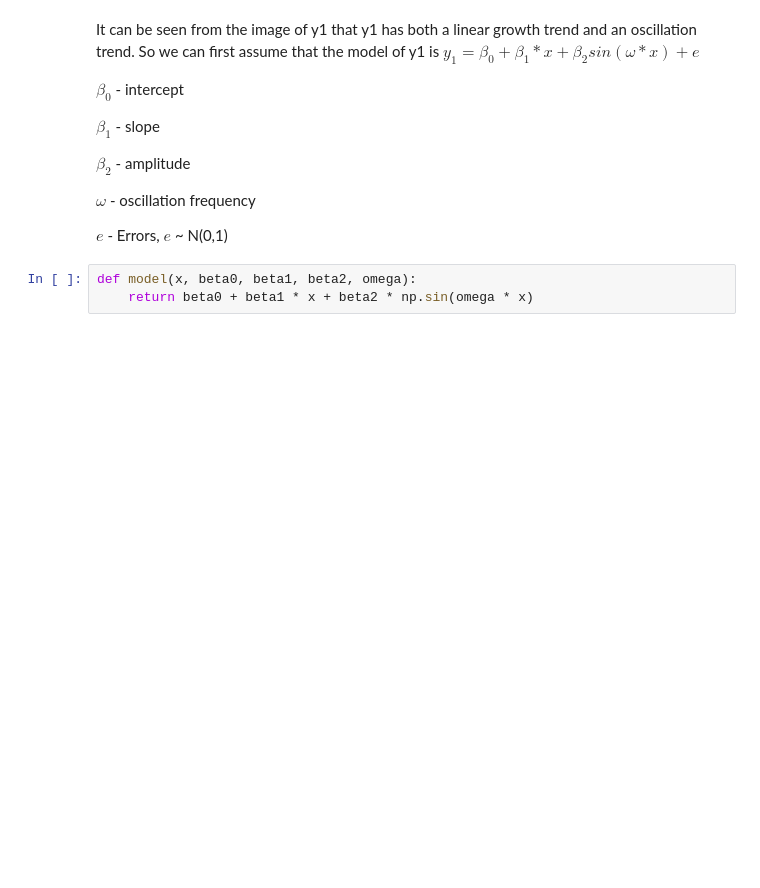
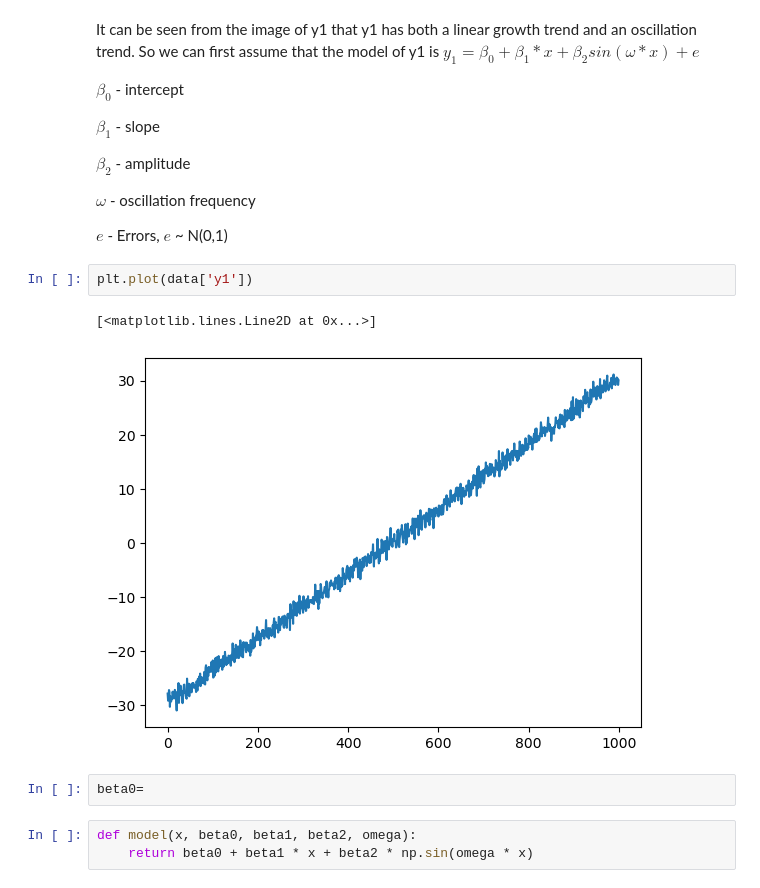
Before and after one commit to yyk1999/Project, a Jupyter notebook: Week4.ipynb, the cells around one changed output. Drawn from its saved outputs; the diff is of its cells as text; blank space fills up the shorter version.

```diff
--- a/Week4.ipynb
+++ b/Week4.ipynb
@@ -51,6 +55,13 @@ $\beta_2$ - amplitude
 $\omega$ - oscillation frequency
 
 $e$ - Errors, $e$ ~ N(0,1)
+# %%
+plt.plot(data['y1'])
+# %% [output]
+[<matplotlib.lines.Line2D at 0x...>]
+[figure, added]
+# %%
+beta0=
 # %%
 def model(x, beta0, beta1, beta2, omega):
     return beta0 + beta1 * x + beta2 * np.sin(omega * x)
```
Also changed, not shown: parts of 29 cells of this notebook.
